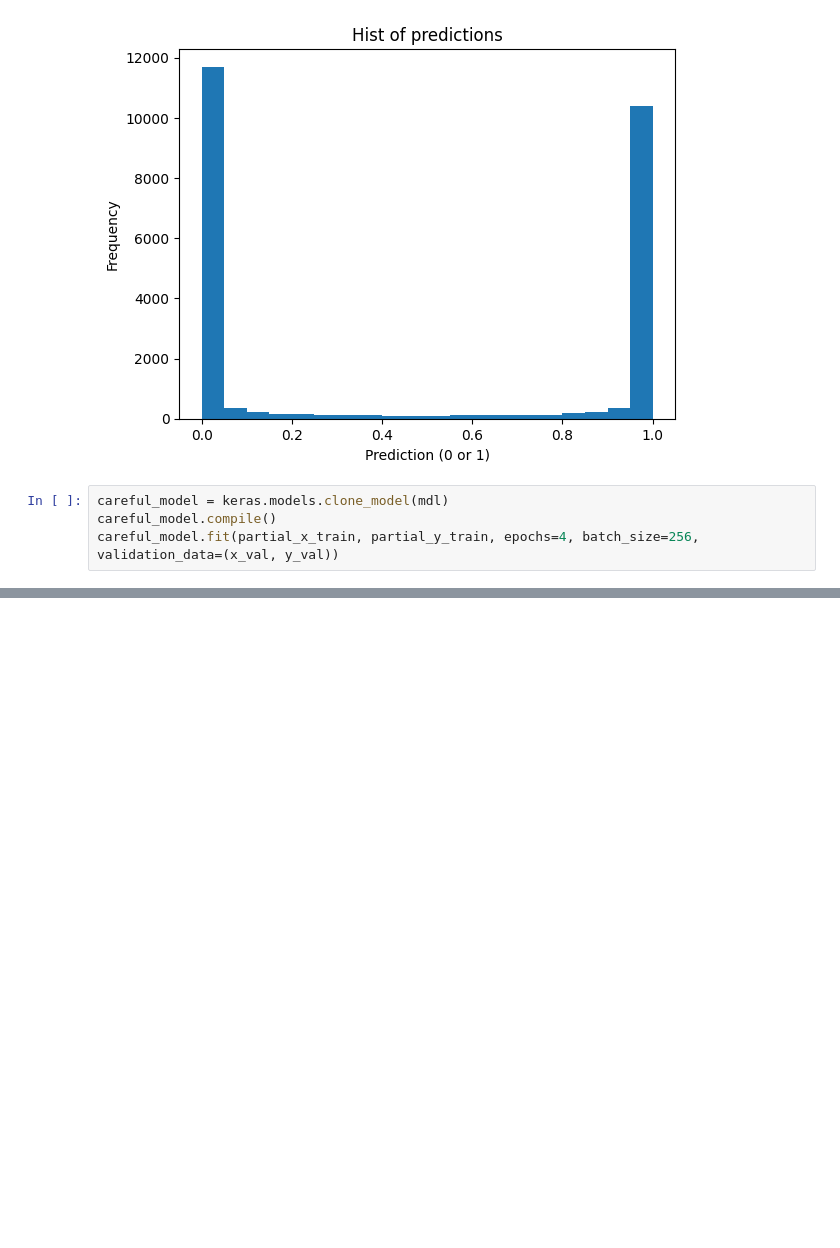
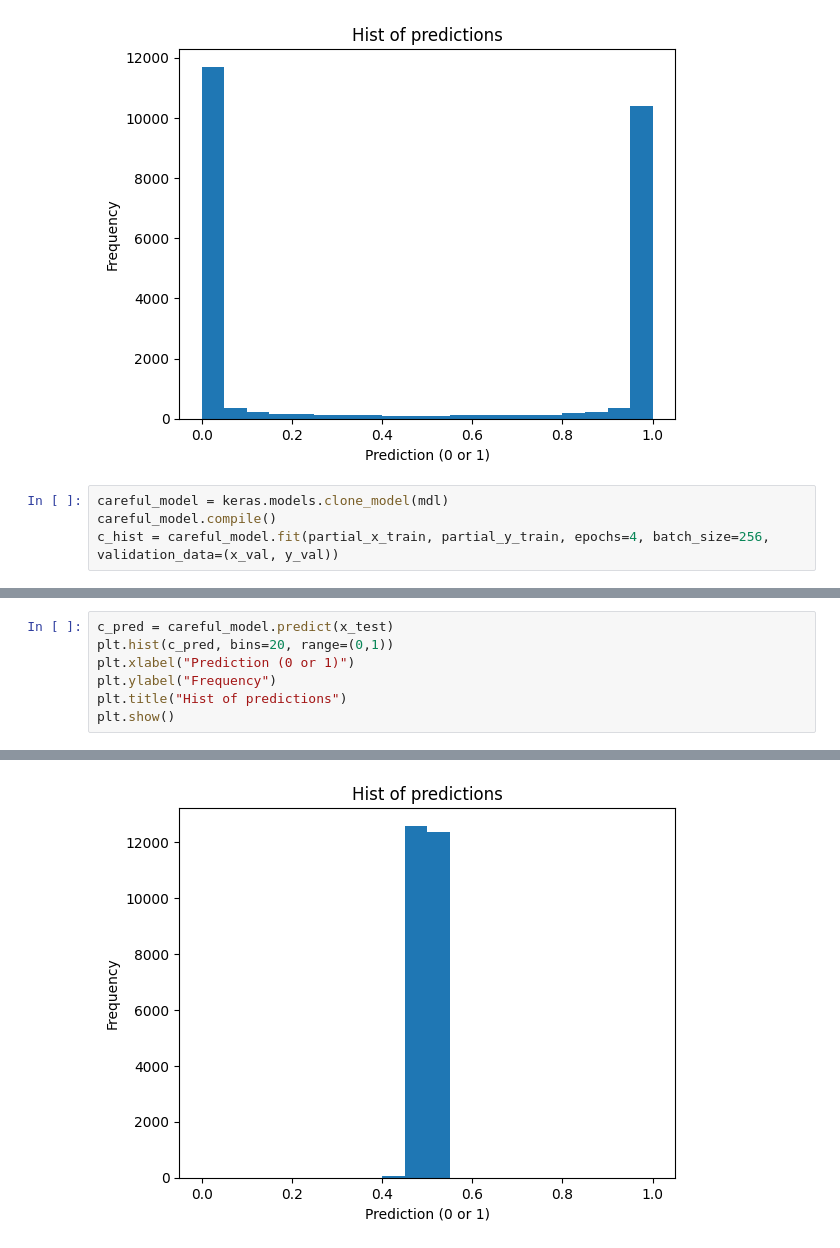
Before and after one commit to evizitei/deep_learning_with_python_book, a Jupyter notebook: notebooks/BinaryClassificationTest.ipynb, the cells around one changed output, grey strips where cells are left out. Drawn from its saved outputs; the diff is of its cells as text; blank space fills up the shorter version.

Commit message:
train multiclass model

```diff
--- a/notebooks/BinaryClassificationTest.ipynb
+++ b/notebooks/BinaryClassificationTest.ipynb
@@ -178,4 +178,4 @@ plt.show()
 # %%
 careful_model = keras.models.clone_model(mdl)
 careful_model.compile()
-careful_model.fit(partial_x_train, partial_y_train, epochs=4, batch_size=256, validation_data=(x_val, y_val))
+c_hist = careful_model.fit(partial_x_train, partial_y_train, epochs=4, batch_size=256, validation_data=(x_val, y_val))
@@ -181,0 +206,8 @@ careful_model.fit(partial_x_train, partial_y_train, epochs=4, batch_size=256, va
+# %%
+c_pred = careful_model.predict(x_test)
+plt.hist(c_pred, bins=20, range=(0,1))
+plt.xlabel("Prediction (0 or 1)")
+plt.ylabel("Frequency")
+plt.title("Hist of predictions")
+plt.show()
+# %% [output]
@@ -181,0 +215 @@ careful_model.fit(partial_x_train, partial_y_train, epochs=4, batch_size=256, va
+[figure, added]
```
Also changed, not shown: parts of 2 cells of this notebook, 1 other file.
